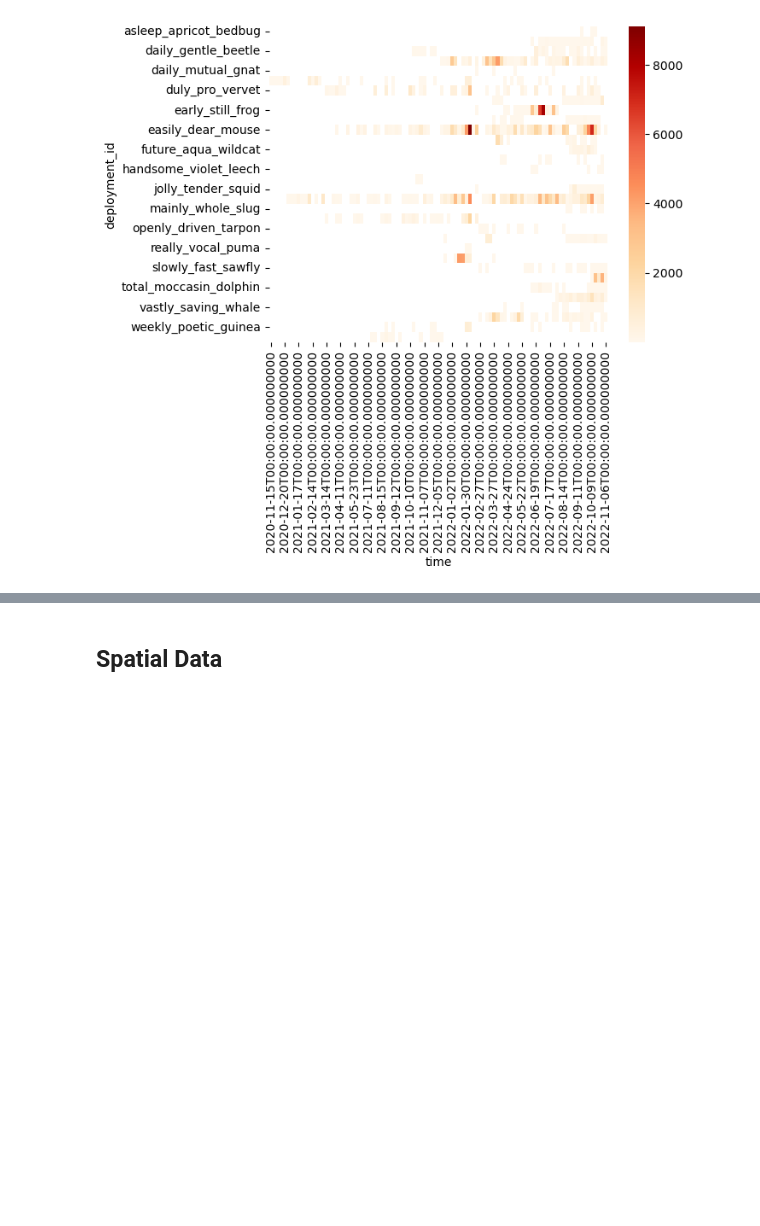
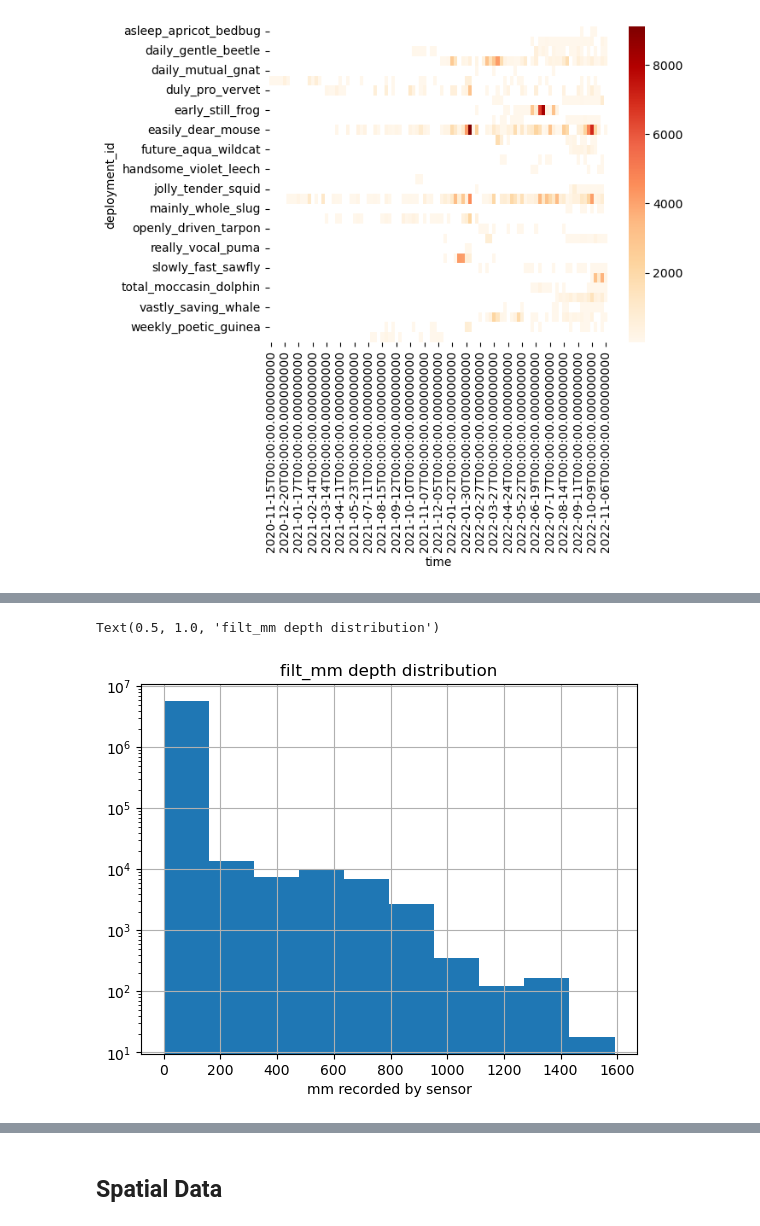
Before and after one commit to cankadir/FloodAnalysis, a Jupyter notebook: PY/CollectData.ipynb, the cells around one changed output, grey strips where cells are left out. Saved outputs shown, nothing was run; the diff lists cells and outputs as text; code cells hidden in the pictures; blank space fills up the shorter version.

```diff
--- a/PY/CollectData.ipynb
+++ b/PY/CollectData.ipynb
@@ -97,0 +103,9 @@ sns.heatmap(
+# %%
+import matplotlib.pyplot as plt
+df['depth_proc_mm'].hist()
+plt.yscale('log')
+plt.xlabel("mm recorded by sensor")
+plt.title( 'filt_mm depth distribution' )
+# %% [output]
+Text(0.5, 1.0, 'filt_mm depth distribution')
+[figure, added]
```
Also changed, not shown: parts of 13 cells of this notebook, 6 other files.
